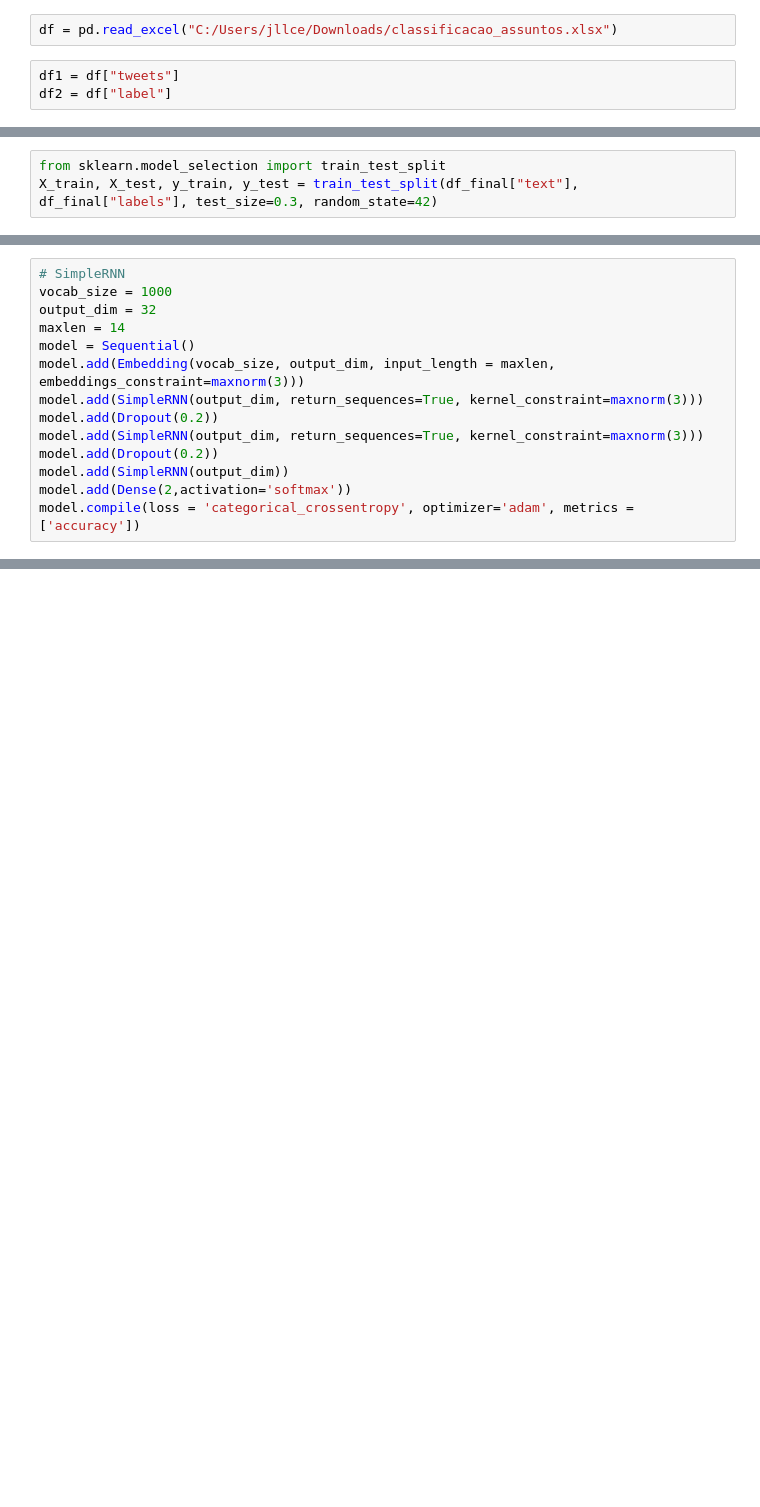
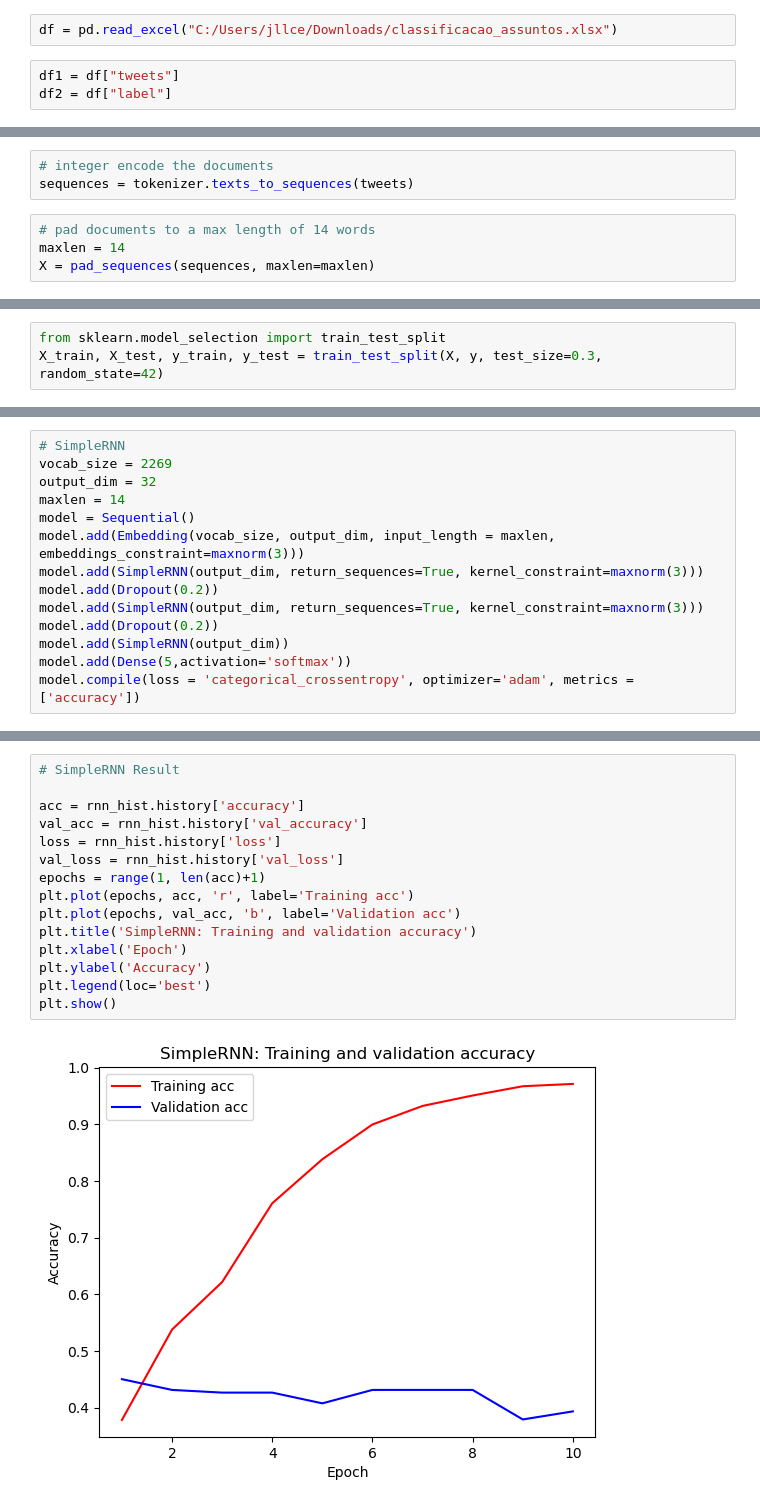
Before and after one commit to jllcen2011/Data_Science_MBA-FIAP, a Jupyter notebook: Fase 4 - Deep Learning/Cap 2 - Recorrentes/RNNsimple - SolutionSprint.ipynb, the cells around one changed output, grey strips where cells are left out. Drawn from its saved outputs; the diff is of its cells as text; blank space fills up the shorter version.

Commit message:
finalziando

```diff
--- a/Fase 4 - Deep Learning/Cap 2 - Recorrentes/RNNsimple - SolutionSprint.ipynb
+++ b/Fase 4 - Deep Learning/Cap 2 - Recorrentes/RNNsimple - SolutionSprint.ipynb
@@ -96,0 +105,7 @@ df_final.groupby("labels").count()
+# %%
+# integer encode the documents
+sequences = tokenizer.texts_to_sequences(tweets)
+# %%
+# pad documents to a max length of 14 words
+maxlen = 14
+X = pad_sequences(sequences, maxlen=maxlen)
@@ -97,3 +116,3 @@ df_final.groupby("labels").count()
 # %%
 from sklearn.model_selection import train_test_split
-X_train, X_test, y_train, y_test = train_test_split(df_final["text"], df_final["labels"], test_size=0.3, random_state=42)
+X_train, X_test, y_train, y_test = train_test_split(X, y, test_size=0.3, random_state=42)
@@ -100,6 +123,6 @@ X_train, X_test, y_train, y_test = train_test_split(df_final["text"], df_final["
 # %%
 # SimpleRNN
-vocab_size = 1000
+vocab_size = 2269
 output_dim = 32
 maxlen = 14
 model = Sequential()
@@ -109,7 +132,7 @@ model.add(Dropout(0.2))
 model.add(SimpleRNN(output_dim, return_sequences=True, kernel_constraint=maxnorm(3)))
 model.add(Dropout(0.2))
 model.add(SimpleRNN(output_dim))
-model.add(Dense(2,activation='softmax'))
+model.add(Dense(5,activation='softmax'))
 model.compile(loss = 'categorical_crossentropy', optimizer='adam', metrics = ['accuracy'])
 # %%
 model.summary()
@@ -153,0 +249,17 @@ ValueError: in user code:
+# %%
+# SimpleRNN Result
+
+acc = rnn_hist.history['accuracy']
+val_acc = rnn_hist.history['val_accuracy']
+loss = rnn_hist.history['loss']
+val_loss = rnn_hist.history['val_loss']
+epochs = range(1, len(acc)+1)
+plt.plot(epochs, acc, 'r', label='Training acc')
+plt.plot(epochs, val_acc, 'b', label='Validation acc')
+plt.title('SimpleRNN: Training and validation accuracy')
+plt.xlabel('Epoch')
+plt.ylabel('Accuracy')
+plt.legend(loc='best')
+plt.show()
+# %% [output]
+[figure, added]
```
Also changed, not shown: parts of 19 cells of this notebook.
